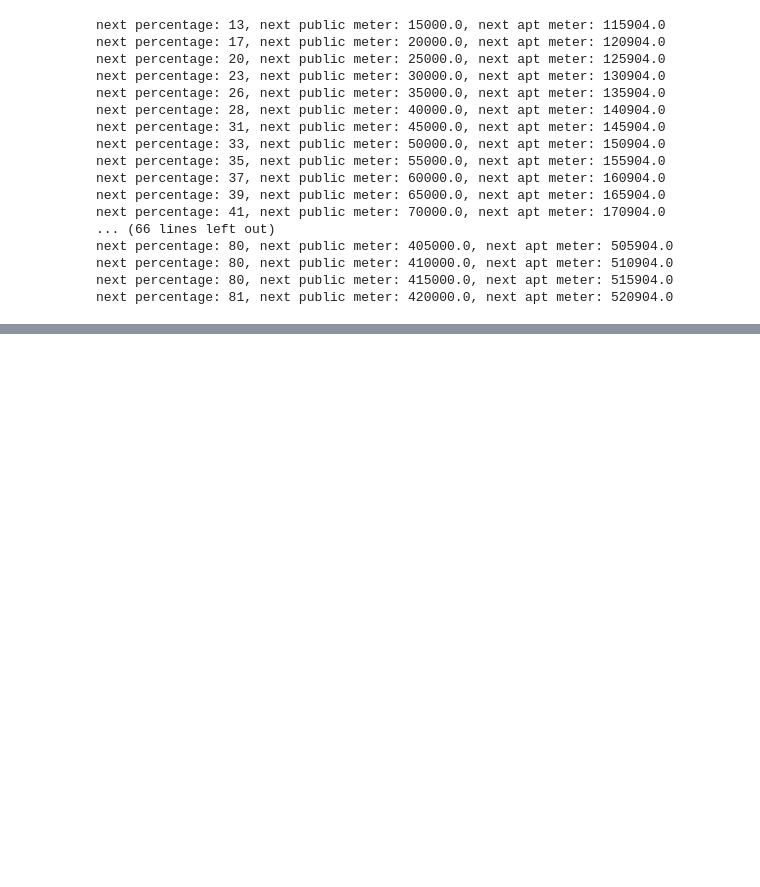
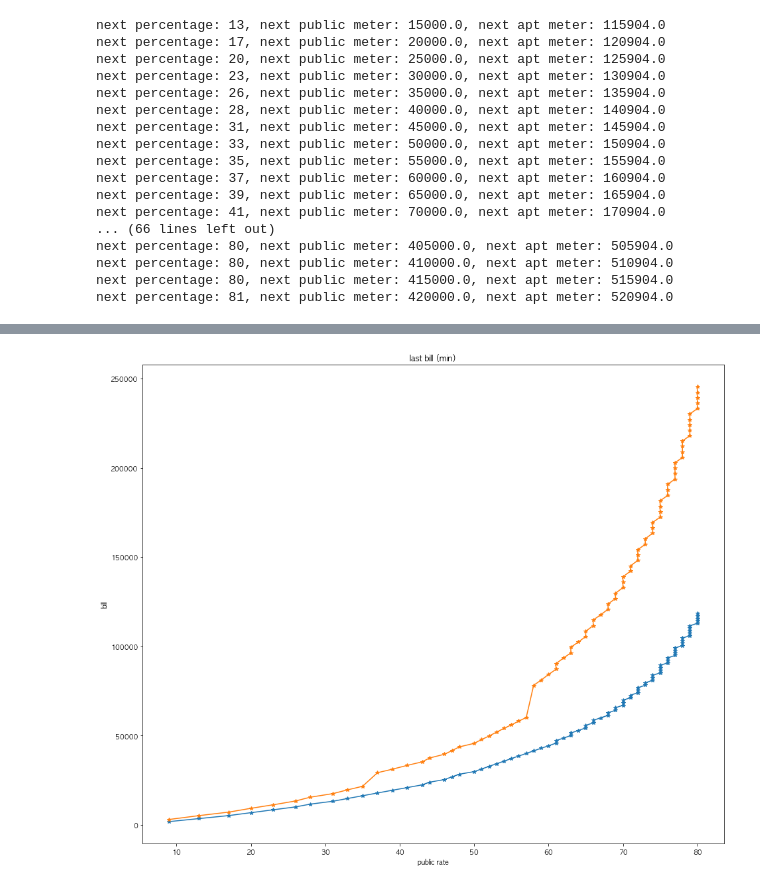
Before and after one commit to formegusto/rate-contract-proto, a Jupyter notebook: Household DPP.ipynb, the cells around one changed output, grey strips where cells are left out. Cells and saved outputs as stored; diff of their text form; code cells hidden in the pictures; blank space fills up the shorter version.

```diff
--- a/Household DPP.ipynb
+++ b/Household DPP.ipynb
@@ -340,0 +345,11 @@ mgmt_office
+# %%
+plt.plot(mgmt_office['PUBLIC PERCENTAGE'].values,
+        mgmt_office['종합계약 (최종청구 min)'].values, marker="*")
+plt.plot(mgmt_office['PUBLIC PERCENTAGE'].values,
+        mgmt_office['단일계약 (최종청구 min)'].values, marker="*")
+plt.title("last bill (min)")
+plt.xlabel("public rate")
+plt.ylabel("bill")
+plt.show()
+# %% [output]
+[figure, added]
```
Also changed, not shown: parts of 9 cells of this notebook, 2 other files.
